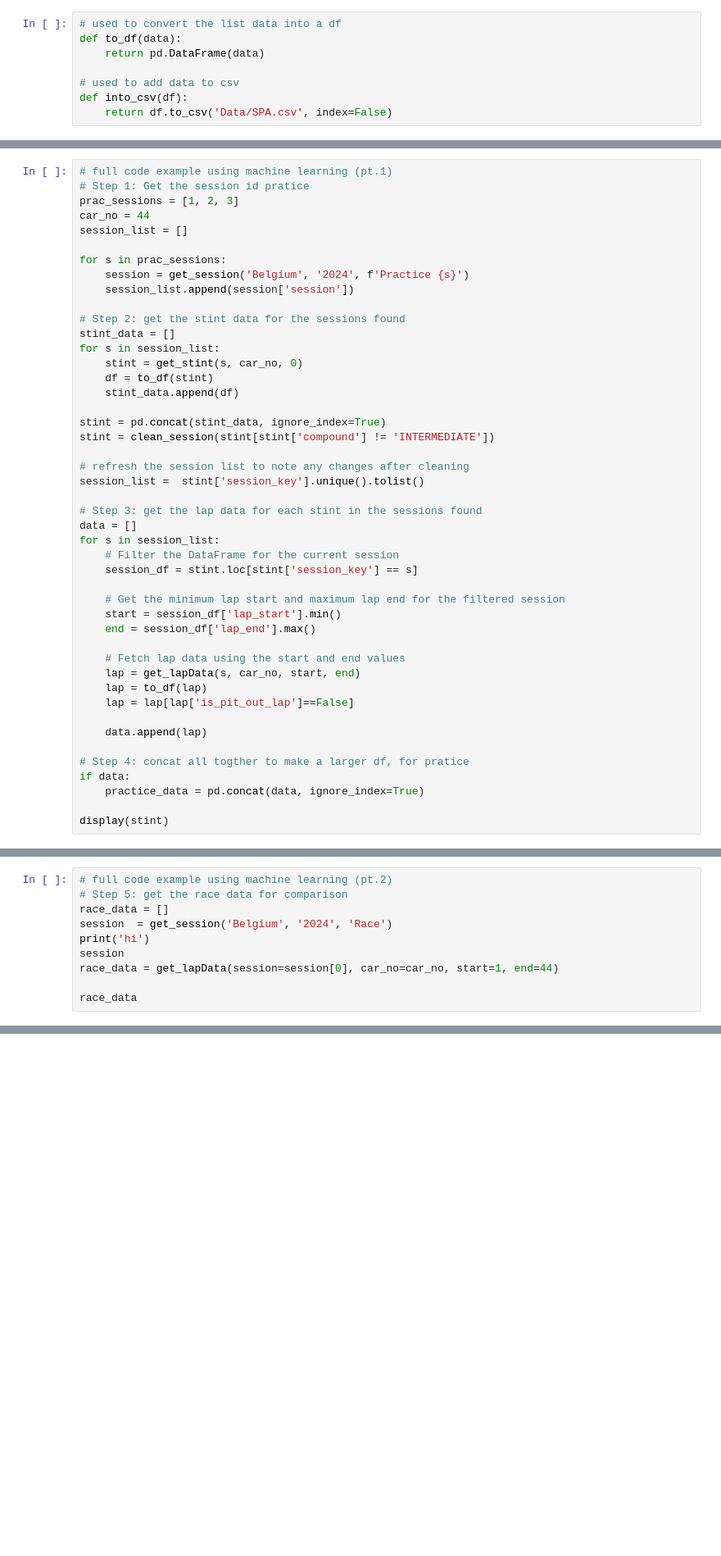
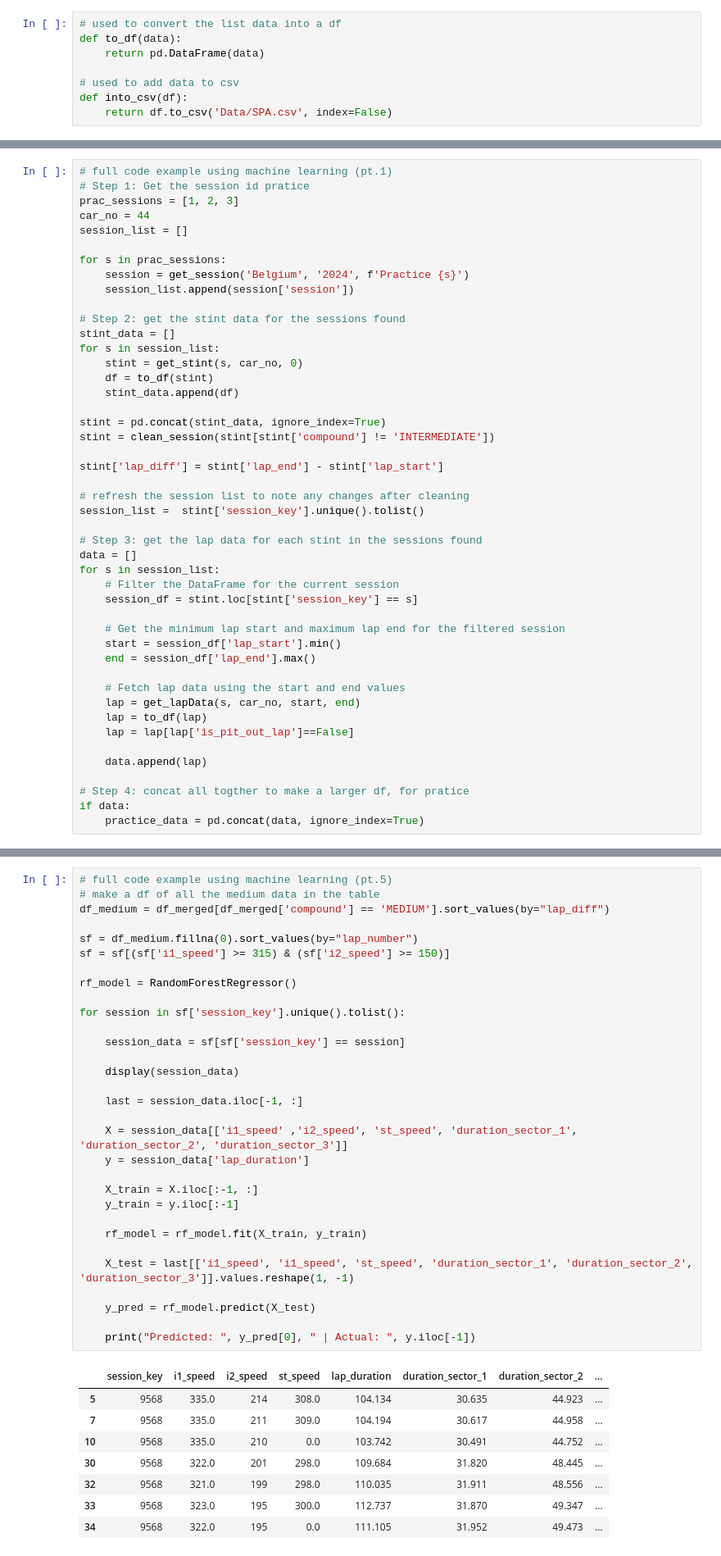
Before and after one commit to nigel-wright/Formula1, a Jupyter notebook: SPA.ipynb, the cells around one changed output, grey strips where cells are left out. Shown: that part at 82% size. Drawn from its saved outputs; the diff is of its cells as text; blank space fills up the shorter version.

Commit message:
finish random forest for Pratice session at SPA GP

```diff
--- a/SPA.ipynb
+++ b/SPA.ipynb
@@ -202,6 +190,8 @@ for s in session_list:
 
 stint = pd.concat(stint_data, ignore_index=True)
 stint = clean_session(stint[stint['compound'] != 'INTERMEDIATE'])
+
+stint['lap_diff'] = stint['lap_end'] - stint['lap_start']
 
 # refresh the session list to note any changes after cleaning
 session_list =  stint['session_key'].unique().tolist()
@@ -226,8 +216,6 @@ for s in session_list:
 # Step 4: concat all togther to make a larger df, for pratice
 if data:
     practice_data = pd.concat(data, ignore_index=True)
-
-display(stint)
 # %% [output]
 Getting session info for Belgium 2024, Practice 1!!
 Getting session info for Belgium 2024, Practice 2!!
@@ -268,10 +227,0 @@ display(practice_data)
-# %%
-# full code example using machine learning (pt.2)
-# Step 5: get the race data for comparison
-race_data = []
-session  = get_session('Belgium', '2024', 'Race')
-print('hi')
-session
-race_data = get_lapData(session=session[0], car_no=car_no, start=1, end=44)
-
-race_data
@@ -279,0 +360,40 @@ ValueError: The truth value of a DataFrame is ambiguous. Use a.empty, a.bool(),
+# %%
+# full code example using machine learning (pt.5)
+# make a df of all the medium data in the table
+df_medium = df_merged[df_merged['compound'] == 'MEDIUM'].sort_values(by="lap_diff")
+
+sf = df_medium.fillna(0).sort_values(by="lap_number")
+sf = sf[(sf['i1_speed'] >= 315) & (sf['i2_speed'] >= 150)]
+
+rf_model = RandomForestRegressor()
+
+for session in sf['session_key'].unique().tolist():
+
+    session_data = sf[sf['session_key'] == session]
+
+    display(session_data)
+
+    last = session_data.iloc[-1, :]
+
+    X = session_data[['i1_speed' ,'i2_speed', 'st_speed', 'duration_sector_1', 'duration_sector_2', 'duration_sector_3']]
+    y = session_data['lap_duration']
+
+    X_train = X.iloc[:-1, :]
+    y_train = y.iloc[:-1]
+
+    rf_model = rf_model.fit(X_train, y_train)
+
+    X_test = last[['i1_speed', 'i1_speed', 'st_speed', 'duration_sector_1', 'duration_sector_2', 'duration_sector_3']].values.reshape(1, -1)
+
+    y_pred = rf_model.predict(X_test)
+
+    print("Predicted: ", y_pred[0], " | Actual: ", y.iloc[-1])
+# %% [output]
+|  | session_key | i1_speed | i2_speed | st_speed | lap_duration | duration_sector_1 | duration_sector_2 | ... |
+| 5 | 9568 | 335.0 | 214 | 308.0 | 104.134 | 30.635 | 44.923 | ... |
+| 7 | 9568 | 335.0 | 211 | 309.0 | 104.194 | 30.617 | 44.958 | ... |
+| 10 | 9568 | 335.0 | 210 | 0.0 | 103.742 | 30.491 | 44.752 | ... |
+| 30 | 9568 | 322.0 | 201 | 298.0 | 109.684 | 31.820 | 48.445 | ... |
+| 32 | 9568 | 321.0 | 199 | 298.0 | 110.035 | 31.911 | 48.556 | ... |
+| 33 | 9568 | 323.0 | 195 | 300.0 | 112.737 | 31.870 | 49.347 | ... |
+| 34 | 9568 | 322.0 | 195 | 0.0 | 111.105 | 31.952 | 49.473 | ... |
```
Also changed, not shown: parts of 12 cells of this notebook, 1 other file.
